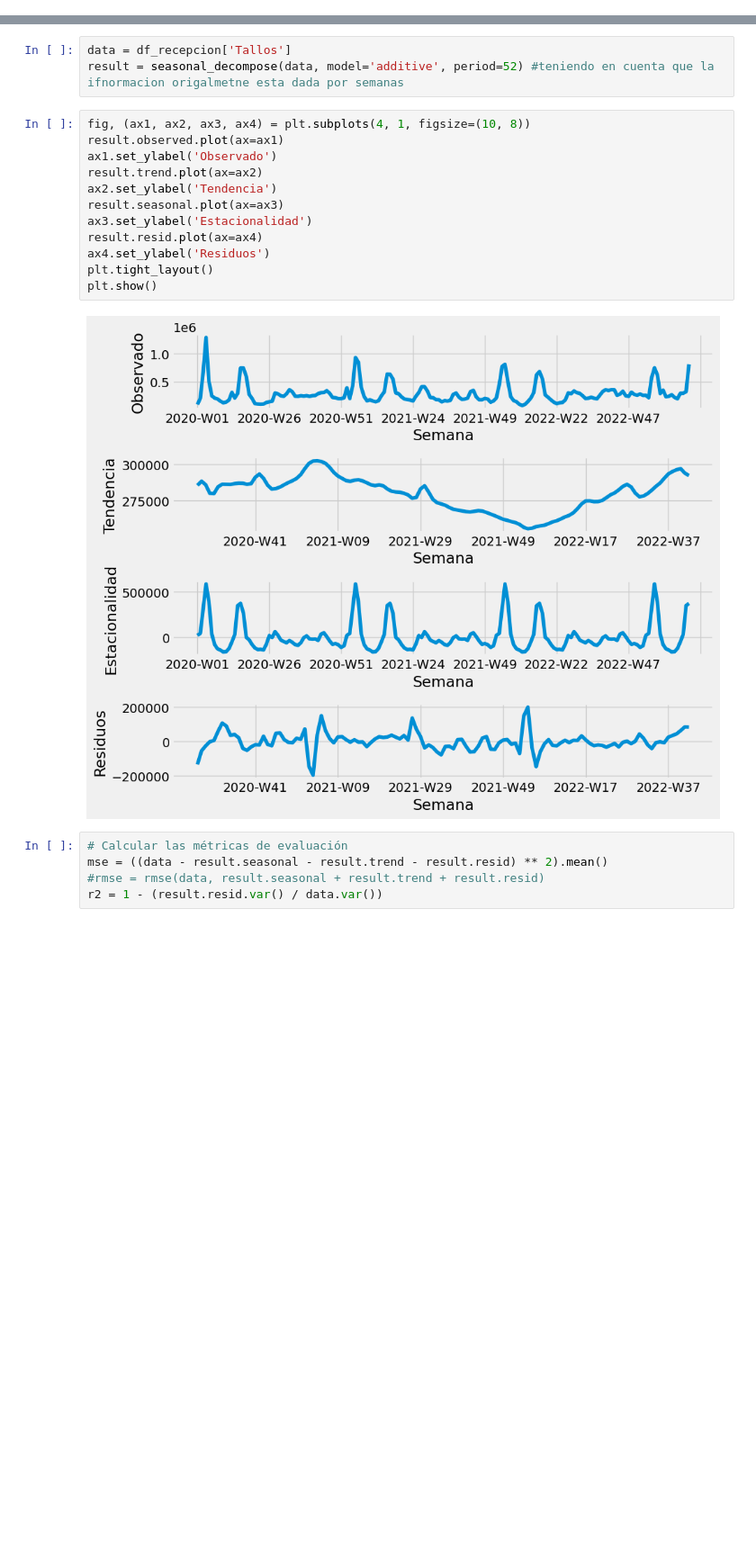
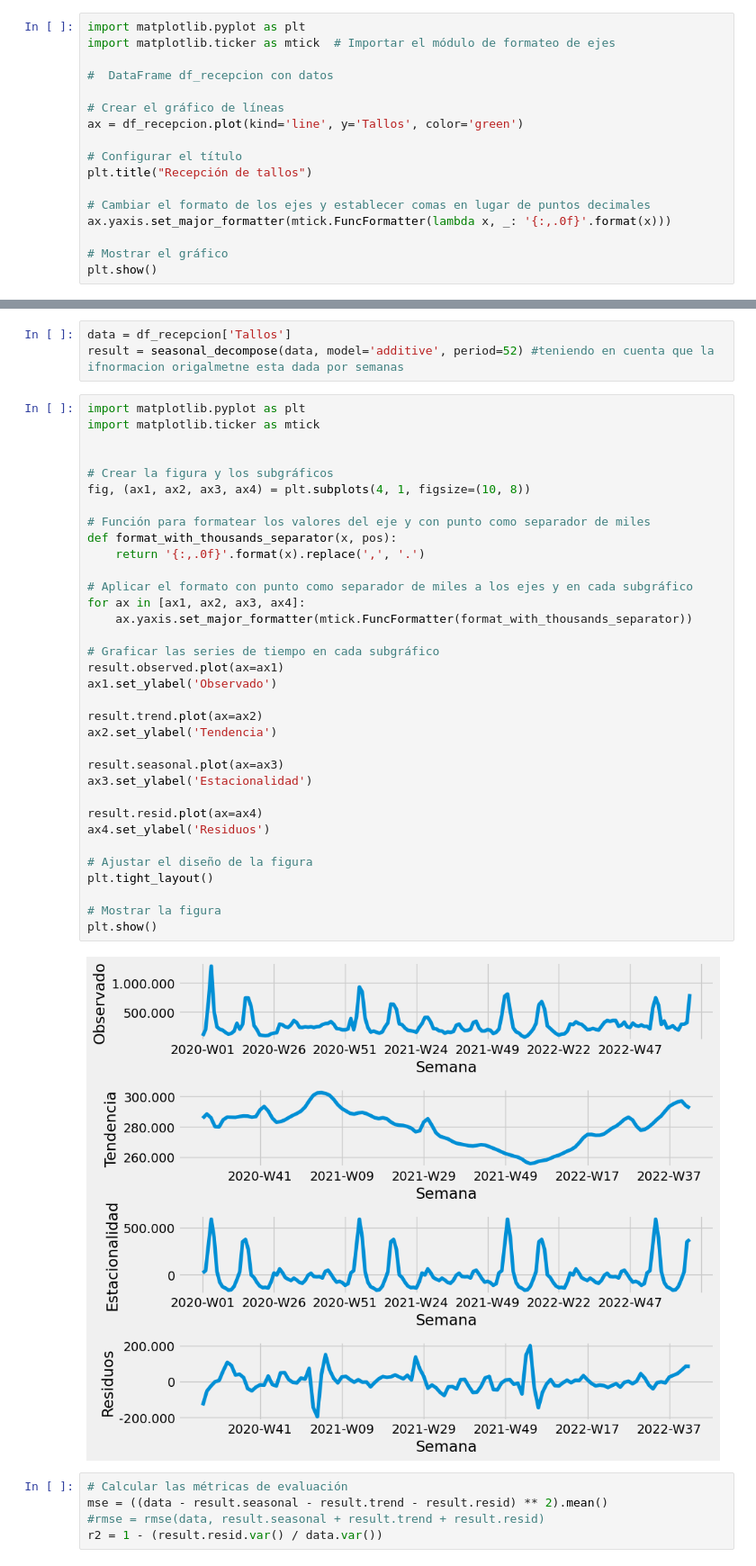
Before and after one commit to angelamejia804/TimeSeries, a Jupyter notebook: Preparacion_TimeSeries_Recepcion_2_1.ipynb, the cells around one changed output, grey strips where cells are left out. Shown at 90% size. Cells and saved outputs as stored; diff of their text form; blank space fills up the shorter version.

```diff
--- a/Preparacion_TimeSeries_Recepcion_2_1.ipynb
+++ b/Preparacion_TimeSeries_Recepcion_2_1.ipynb
@@ -220,0 +340,17 @@ df_recepcion_test.head()
+# %%
+import matplotlib.pyplot as plt
+import matplotlib.ticker as mtick  # Importar el módulo de formateo de ejes
+
+#  DataFrame df_recepcion con datos
+
+# Crear el gráfico de líneas
+ax = df_recepcion.plot(kind='line', y='Tallos', color='green')
+
+# Configurar el título
+plt.title("Recepción de tallos")
+
+# Cambiar el formato de los ejes y establecer comas en lugar de puntos decimales
+ax.yaxis.set_major_formatter(mtick.FuncFormatter(lambda x, _: '{:,.0f}'.format(x)))
+
+# Mostrar el gráfico
+plt.show()
@@ -320,19 +540,41 @@ from statsmodels.tools.eval_measures import rmse
 data = df_recepcion['Tallos']
 result = seasonal_decompose(data, model='additive', period=52) #teniendo en cuenta que la ifnormacion origalmetne esta dada por semanas
 # %%
+import matplotlib.pyplot as plt
+import matplotlib.ticker as mtick
+
+
+# Crear la figura y los subgráficos
 fig, (ax1, ax2, ax3, ax4) = plt.subplots(4, 1, figsize=(10, 8))
+
+# Función para formatear los valores del eje y con punto como separador de miles
+def format_with_thousands_separator(x, pos):
+    return '{:,.0f}'.format(x).replace(',', '.')
+
+# Aplicar el formato con punto como separador de miles a los ejes y en cada subgráfico
+for ax in [ax1, ax2, ax3, ax4]:
+    ax.yaxis.set_major_formatter(mtick.FuncFormatter(format_with_thousands_separator))
+
+# Graficar las series de tiempo en cada subgráfico
 result.observed.plot(ax=ax1)
 ax1.set_ylabel('Observado')
+
 result.trend.plot(ax=ax2)
 ax2.set_ylabel('Tendencia')
+
 result.seasonal.plot(ax=ax3)
 ax3.set_ylabel('Estacionalidad')
+
 result.resid.plot(ax=ax4)
 ax4.set_ylabel('Residuos')
+
+# Ajustar el diseño de la figura
 plt.tight_layout()
+
+# Mostrar la figura
 plt.show()
 # %% [output]
-[figure, old version]
+[figure, new version]
 # %%
 # Calcular las métricas de evaluación
 mse = ((data - result.seasonal - result.trend - result.resid) ** 2).mean()
```
Also changed, not shown: parts of 12 cells of this notebook.
